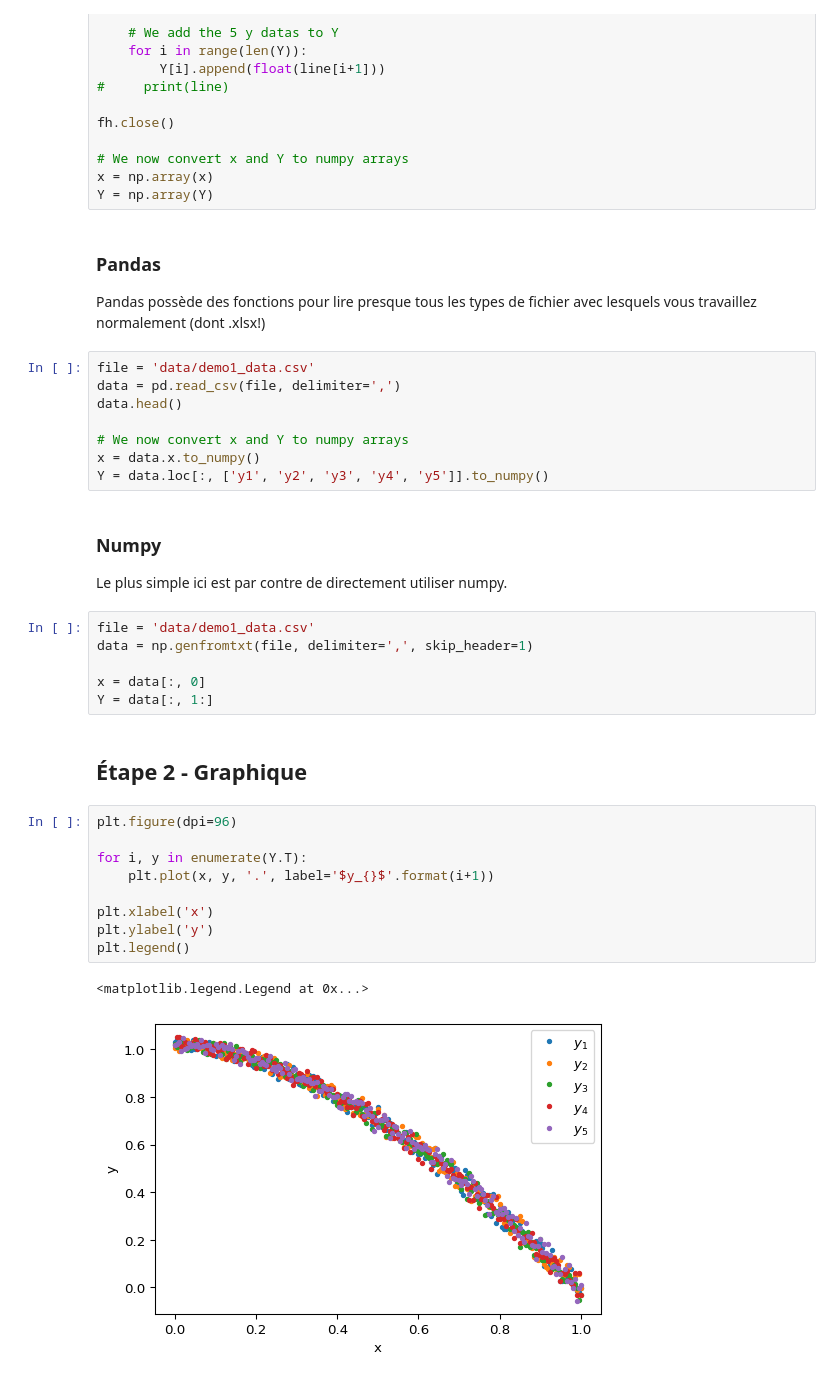
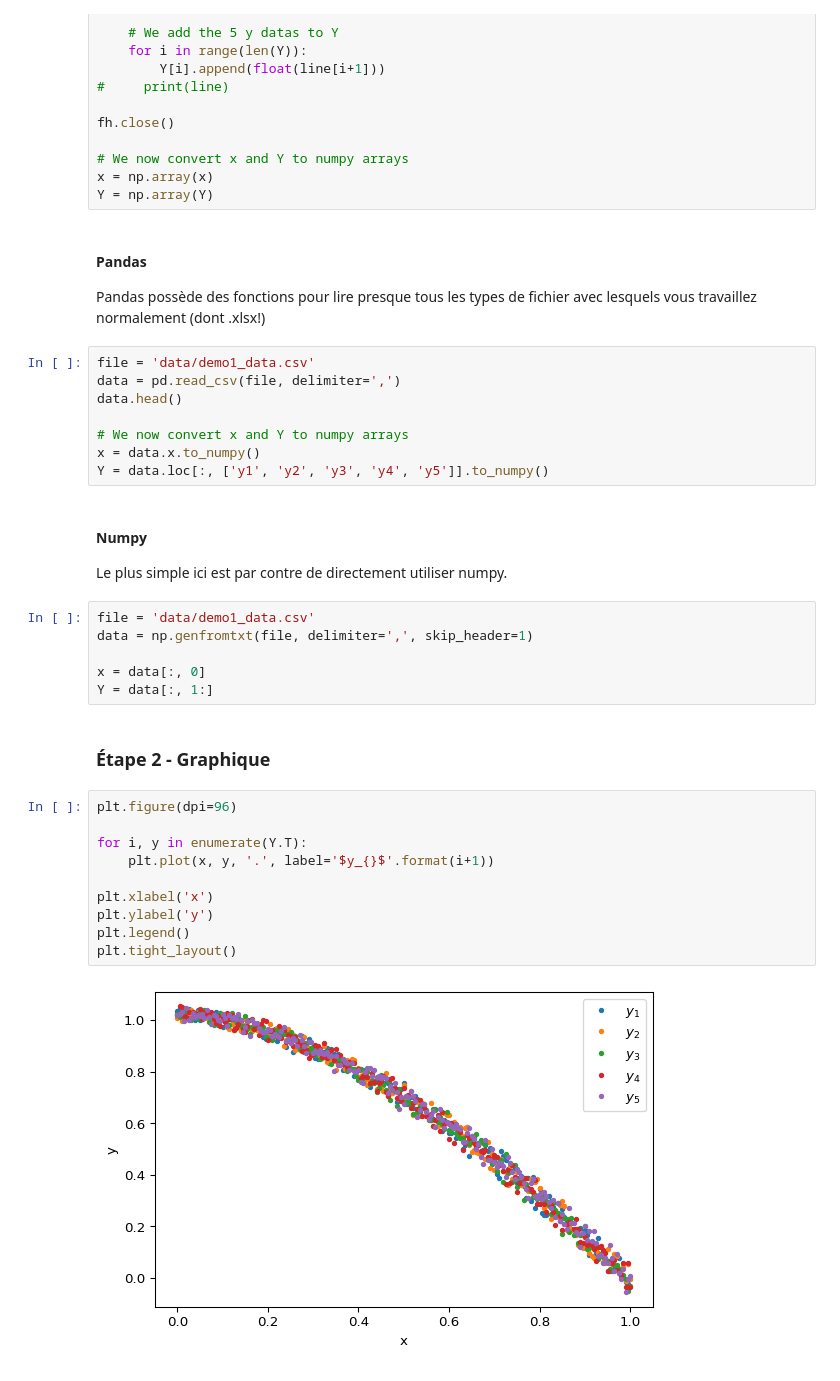
Before and after one commit to mr-sheg/PHS2223, a Jupyter notebook: Demo 1 - curvefitting.ipynb, the cells around one changed output. Drawn from its saved outputs; the diff is of its cells as text.

```diff
--- a/Demo 1 - curvefitting.ipynb
+++ b/Demo 1 - curvefitting.ipynb
@@ -51,7 +53,7 @@ fh.close()
 x = np.array(x)
 Y = np.array(Y)
 # %% [markdown]
-### Pandas
+#### Pandas
 
 Pandas possède des fonctions pour lire presque tous les types de fichier avec lesquels vous travaillez normalement (dont .xlsx!)
 # %%
@@ -63,7 +65,7 @@ data.head()
 x = data.x.to_numpy()
 Y = data.loc[:, ['y1', 'y2', 'y3', 'y4', 'y5']].to_numpy()
 # %% [markdown]
-### Numpy
+#### Numpy
 Le plus simple ici est par contre de directement utiliser numpy.
 # %%
 file = 'data/demo1_data.csv'
@@ -72,17 +74,17 @@ data = np.genfromtxt(file, delimiter=',', skip_header=1)
 x = data[:, 0]
 Y = data[:, 1:]
 # %% [markdown]
-## Étape 2 - Graphique
+### Étape 2 - Graphique
 # %%
 plt.figure(dpi=96)
 
 for i, y in enumerate(Y.T):
     plt.plot(x, y, '.', label='$y_{}$'.format(i+1))
 
 plt.xlabel('x')
 plt.ylabel('y')
 plt.legend()
+plt.tight_layout()
 # %% [output]
-<matplotlib.legend.Legend at 0x...>
-[figure, old version]
+[figure, new version]
 # %% [markdown]
```
Also changed, not shown: parts of 13 cells of this notebook.
